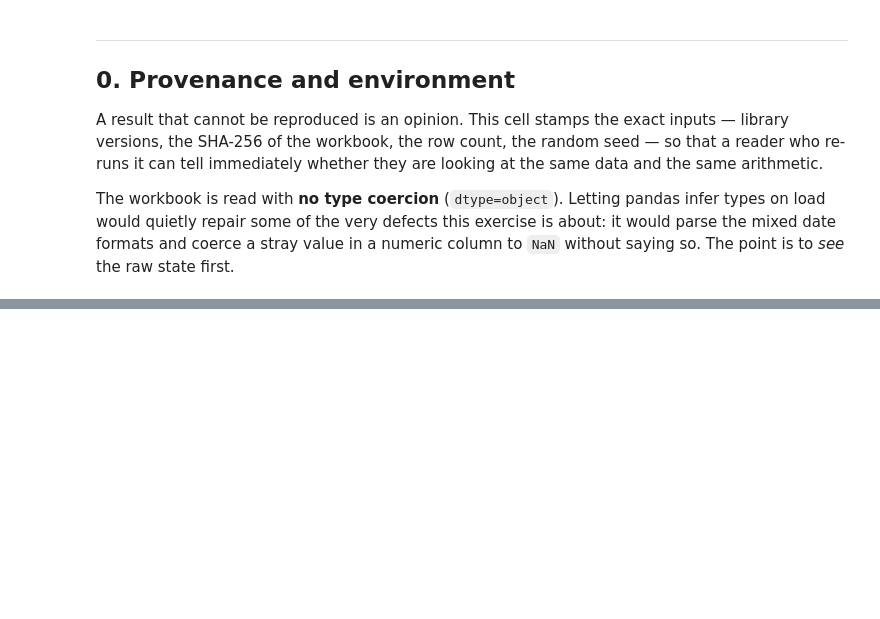
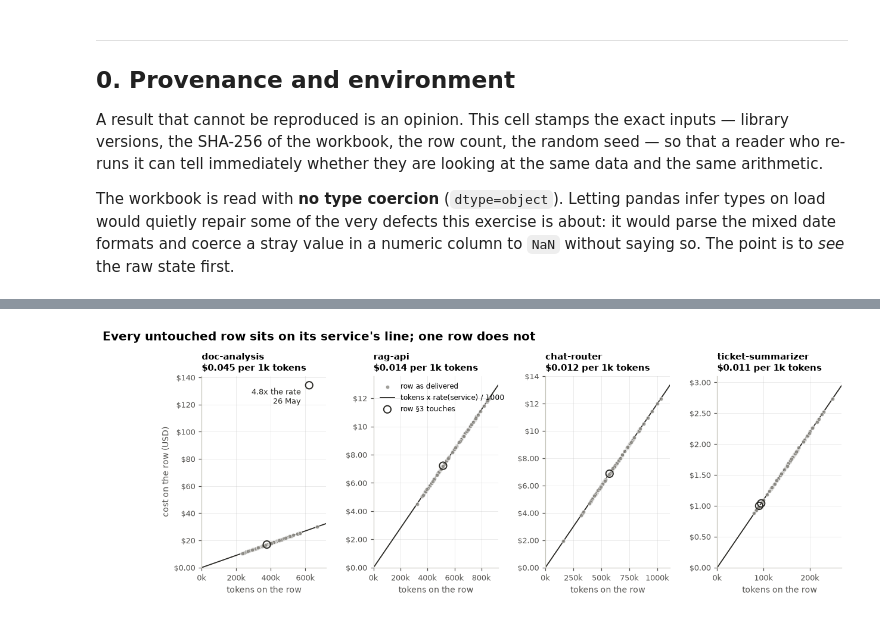
Before and after one commit to Manutd1234/AlphaEngine, a Jupyter notebook: Part1_Data_Handling/Part1_Data_Handling.ipynb, the cells around one changed output, grey strips where cells are left out. Saved outputs shown, nothing was run; the diff lists cells and outputs as text; code cells hidden in the pictures; blank space fills up the shorter version.

Commit message:
Part 1: regenerate outputs — 15 figures, schema contract, reconciling register; README notes the 2026-08-17 changes
Co-Authored-By: Claude Fable 5 <noreply@anthropic.com>

```diff
--- a/Part1_Data_Handling/Part1_Data_Handling.ipynb
+++ b/Part1_Data_Handling/Part1_Data_Handling.ipynb
@@ -762,30 +1306,53 @@ shows what each cell would have become under the wrong grain.
 # %%
-model_rate = unit_rate(clean(raw, missing="drop")[0], "model")
-was_imputed = FLAGS.index[FLAGS["cost_usd missing"] | FLAGS["total_tokens missing"]]
-imputed = df[df["source_row"].isin(was_imputed)]
-
-for _, r in imputed.iterrows():
-    svc_rate = RATE[r["service"]]
-    mdl_rate = model_rate[r["model"]]
-    print(f"{r['date']:%Y-%m-%d}  {r['team']} / {r['service']} ({r['model']})   "
-          f"[workbook row {r['source_row'] + 2}]")
-    if FLAGS.loc[r["source_row"], "cost_usd missing"]:
-        print(f"    cost_usd was blank; tokens = {r['total_tokens']:,} are present")
-        print(f"    imputed  {r['total_tokens']:,} x ${svc_rate:.3f}/1k = ${r['cost_usd']:.2f}")
-        print(f"    at the MODEL grain it would have been ${r['total_tokens'] * mdl_rate / 1_000:.2f} "
-              f"({(mdl_rate / svc_rate - 1) * 100:+.0f}%)")
-    else:
-        print(f"    total_tokens was blank; cost = ${r['cost_usd']:.2f} is present")
-        print(f"    imputed  ${r['cost_usd']:.2f} / ${svc_rate:.3f}/1k = {r['total_tokens']:,} tokens")
-        print(f"    at the MODEL grain it would have been {r['cost_usd'] / mdl_rate * 1_000:,.0f} "
-              f"({(svc_rate / mdl_rate - 1) * 100:+.0f}%)")
-    print()
+_FIGN = fig_label()
+_touched = set(FLAGS.index[FLAGS.any(axis=1)])
+fig, axes = plt.subplots(1, len(RATE), figsize=(12.6, 3.8), gridspec_kw={"wspace": 0.38})
+for ax, svc in zip(axes, SVC.index):                     # cost order, as everywhere
+    p_ = pre[pre["service"] == svc]
+    ok = ~p_["source_row"].isin(_touched)
+    ax.scatter(p_.loc[ok, "total_tokens"], p_.loc[ok, "cost_usd"], s=18, color=C_MUTED,
+               alpha=0.8, edgecolor="white", lw=0.5, zorder=3, label="row as delivered")
+    xs = np.array([0.0, p_["total_tokens"].max() * 1.08])
+    ax.plot(xs, xs * RATE[svc] / 1_000, color=C_INK, lw=1.2, zorder=2,
+            label="tokens x rate(service) / 1000")
+    rep_ = p_[~ok]
+    ax.scatter(rep_["total_tokens"], rep_["cost_usd"], s=64, facecolor="none", edgecolor=C_INK,
+               lw=1.3, zorder=4, label="row §3 touches")
+    for _, r in rep_.iterrows():
+        ratio = r["cost_usd"] / (r["total_tokens"] * RATE[svc] / 1_000)
+        if ratio > 1.5:
+            ax.annotate(f"{ratio:.1f}x the rate\n{r['date']:%-d %b}", (r["total_tokens"], r["cost_usd"]),
+                        xytext=(-9, -2), textcoords="offset points", ha="right", va="top",
+                        fontsize=8.5, color=C_INK)
+    ax.set_title(f"{svc}\n${RATE[svc]:.3f} per 1k tokens", loc="left", fontsize=10, pad=6)
+    ax.set_xlabel("tokens on the row", fontsize=9)
+    ax.xaxis.set_major_formatter(mpl.ticker.FuncFormatter(lambda v, _p: f"{v / 1e3:.0f}k"))
+    ax.yaxis.set_major_formatter(mpl.ticker.FuncFormatter(lambda v, _p: USD_G(v)))
+    ax.set_xlim(0, xs[1])
+    ax.set_ylim(bottom=0)
+    ax.tick_params(labelsize=8.5)
+axes[0].set_ylabel("cost on the row (USD)", fontsize=9)
+# The legend lives on the second panel: the first's corners are taken by the
+# anomaly annotation and by its own flatter line.
+axes[1].legend(frameon=False, fontsize=8, loc="upper left")
+fig.suptitle("Every untouched row sits on its service's line; one row does not",
+             x=0.005, ha="left", fontsize=13, fontweight="bold", y=1.06)
+show_figure(fig, _FIGN,
+            "Four scatter panels of cost against tokens, one per service. In each the "
+            "grey points lie exactly on a straight line through the origin; in the "
+            "doc-analysis panel one ringed point sits far above the line.")
 
 say(f"""
-Together the two imputed cells are
-**{imputed['cost_usd'].sum() / df['cost_usd'].sum():.2%}** of total spend and
-**{imputed['total_tokens'].sum() / df['total_tokens'].sum():.2%}** of total tokens.
-Neither is large enough to move a conclusion — but the {len(imputed)} rows would have
-been *dropped* by the obvious alternative, and dropping is the treatment that leaves
-no trace in the output for a reader to disagree with.
+**{_FIGN}. Cost against tokens for every row, one panel per service, with the line
+`cost = tokens x rate(service) / 1000` through the origin.** Grey: the
+{int((~pre['source_row'].isin(_touched)).sum())} rows this notebook does not touch. Rings:
+the {int(pre['source_row'].isin(_touched).sum())} surviving rows §3 repairs — the two
+imputed cells sit on the line by construction; every other ringed value is as
+delivered. Excluded: the dropped duplicate. *What to conclude:* the rule is not
+approximate — the grey points do not scatter *around* the line, they lie *on* it — and
+it holds at a different slope for each of the three `gpt-4.1-mini` services, which is
+why the rate is taken per service. The one ringed point above its line is the billing
+anomaly of §3.2, at {pre['ratio'].max():.1f}x its service's rate.
 """)
+# %% [output]
+[figure, added]
```
Also changed, not shown: parts of 101 cells of this notebook, 2 other files.
